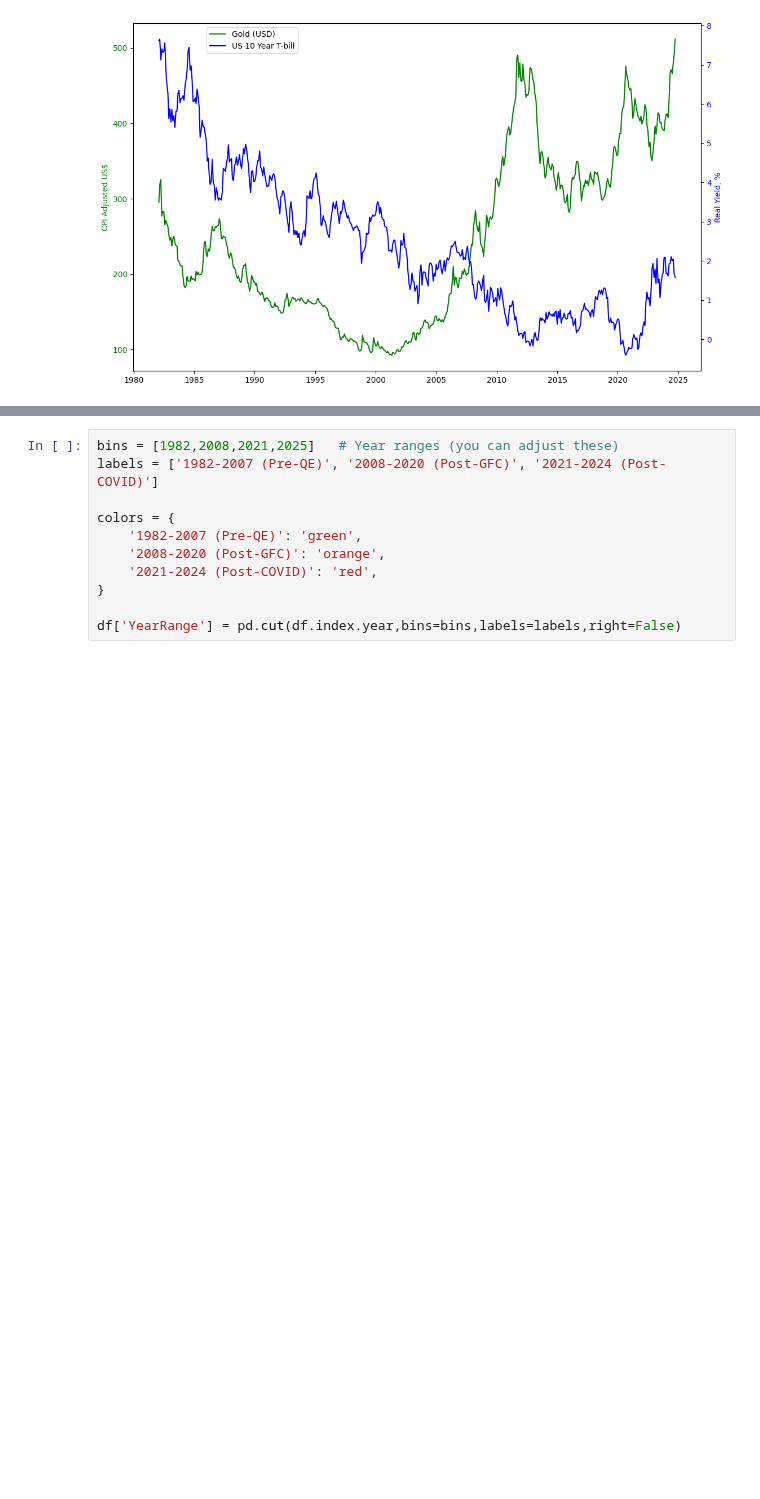
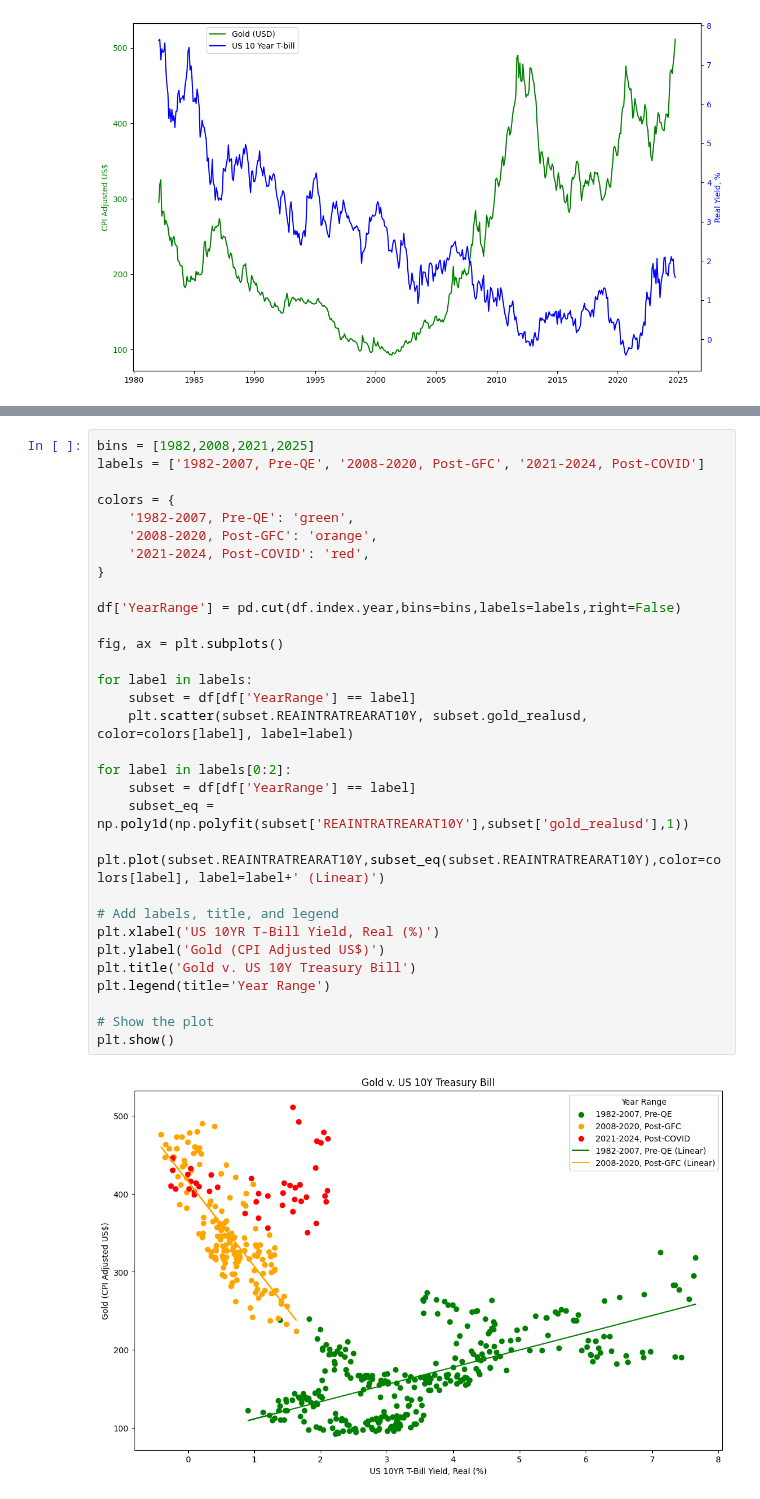
Before and after one commit to jamiegleave/econ, a Jupyter notebook: gold_rates.ipynb, the cells around one changed output, grey strips where cells are left out. Drawn from its saved outputs; the diff is of its cells as text; blank space fills up the shorter version.

```diff
--- a/gold_rates.ipynb
+++ b/gold_rates.ipynb
@@ -69,11 +74,33 @@ plt.show()
 # %%
-bins = [1982,2008,2021,2025]   # Year ranges (you can adjust these)
-labels = ['1982-2007 (Pre-QE)', '2008-2020 (Post-GFC)', '2021-2024 (Post-COVID)']
+bins = [1982,2008,2021,2025]
+labels = ['1982-2007, Pre-QE', '2008-2020, Post-GFC', '2021-2024, Post-COVID']
 
 colors = {
-    '1982-2007 (Pre-QE)': 'green',
-    '2008-2020 (Post-GFC)': 'orange',
-    '2021-2024 (Post-COVID)': 'red',
+    '1982-2007, Pre-QE': 'green',
+    '2008-2020, Post-GFC': 'orange',
+    '2021-2024, Post-COVID': 'red',
 }
 
 df['YearRange'] = pd.cut(df.index.year,bins=bins,labels=labels,right=False)
+
+fig, ax = plt.subplots()
+
+for label in labels:
+    subset = df[df['YearRange'] == label]
+    plt.scatter(subset.REAINTRATREARAT10Y, subset.gold_realusd, color=colors[label], label=label)
+
+for label in labels[0:2]:
+    subset = df[df['YearRange'] == label]
+    subset_eq = np.poly1d(np.polyfit(subset['REAINTRATREARAT10Y'],subset['gold_realusd'],1))
+    plt.plot(subset.REAINTRATREARAT10Y,subset_eq(subset.REAINTRATREARAT10Y),color=colors[label], label=label+' (Linear)')
+
+# Add labels, title, and legend
+plt.xlabel('US 10YR T-Bill Yield, Real (%)')
+plt.ylabel('Gold (CPI Adjusted US$)')
+plt.title('Gold v. US 10Y Treasury Bill')
+plt.legend(title='Year Range')
+
+# Show the plot
+plt.show()
+# %% [output]
+[figure, added]
```
Also changed, not shown: parts of 17 cells of this notebook.
